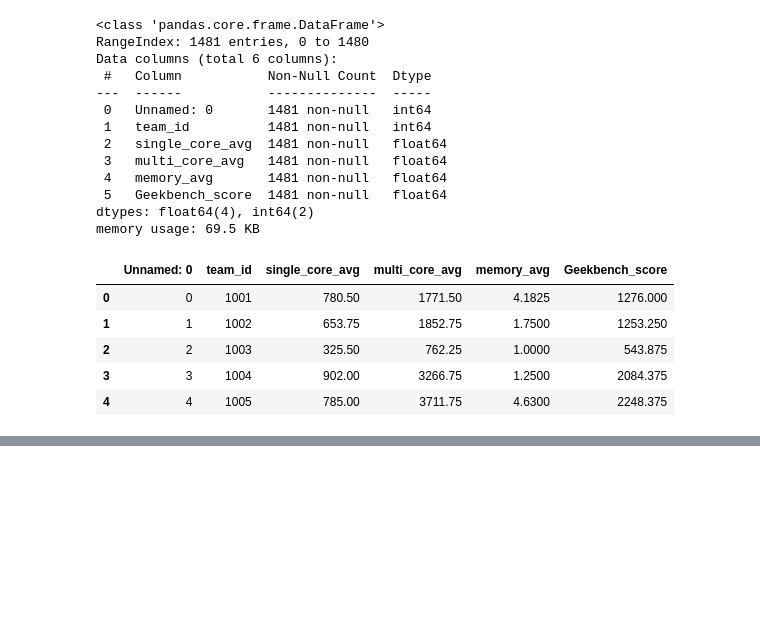
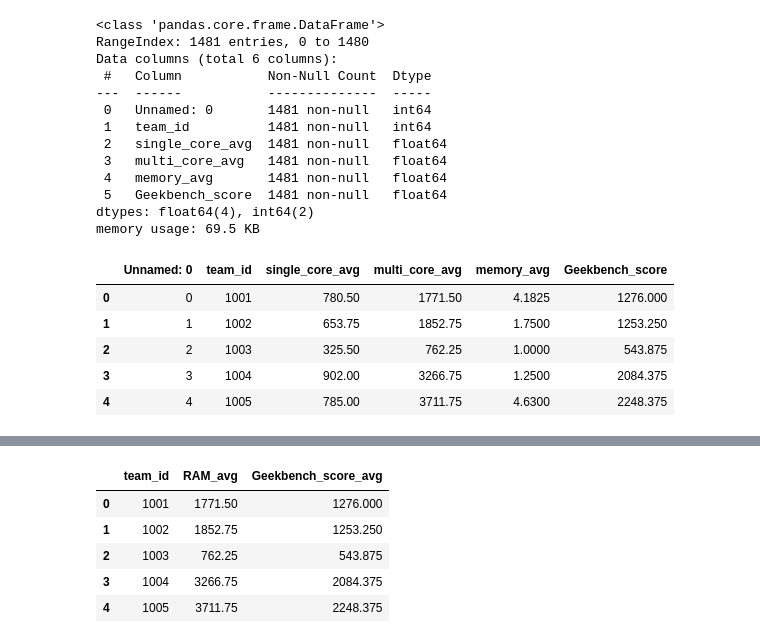
Before and after one commit to adityapanwar94/Data-Analysis-and-Process-Automation-DaPrA-, a Jupyter notebook: Extracting_features_pc_specs.ipynb, the cells around one changed output, grey strips where cells are left out. Drawn from its saved outputs; the diff is of its cells as text; code cells hidden in the pictures; blank space fills up the shorter version.

```diff
--- a/Extracting_features_pc_specs.ipynb
+++ b/Extracting_features_pc_specs.ipynb
@@ -189,0 +208,13 @@ pc_details1.to_csv('pc-specs_final.csv', index = False)
+# %%
+pc_details1 = pc_details1.drop(['single_core_avg', 'RAM_avg', 'Unnamed: 0'], axis=1)
+# %%
+pc_details1.rename(columns = {'multi_core_avg':'RAM_avg' }, inplace = True)
+# %%
+pc_details1.head()
+# %% [output]
+|  | team_id | RAM_avg | Geekbench_score_avg |
+| 0 | 1001 | 1771.50 | 1276.000 |
+| 1 | 1002 | 1852.75 | 1253.250 |
+| 2 | 1003 | 762.25 | 543.875 |
+| 3 | 1004 | 3266.75 | 2084.375 |
+| 4 | 1005 | 3711.75 | 2248.375 |
```
Also changed, not shown: parts of 4 cells of this notebook.
